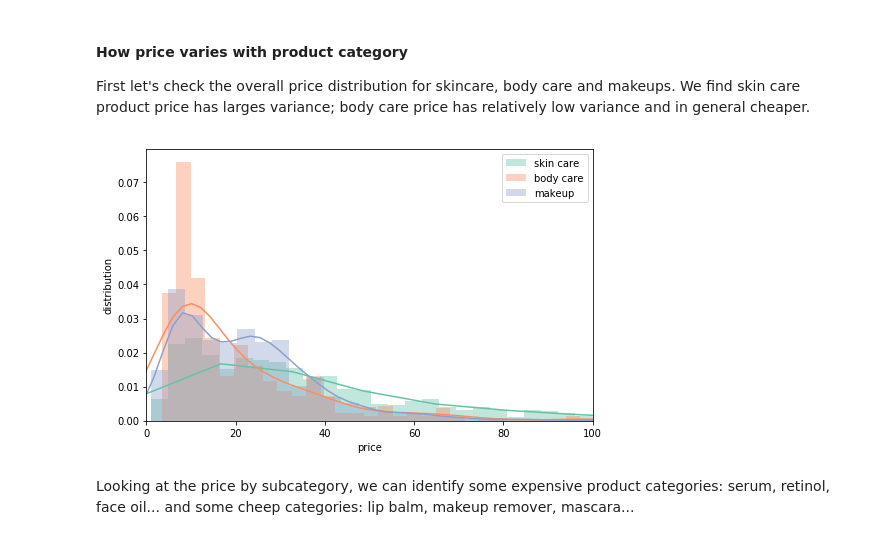
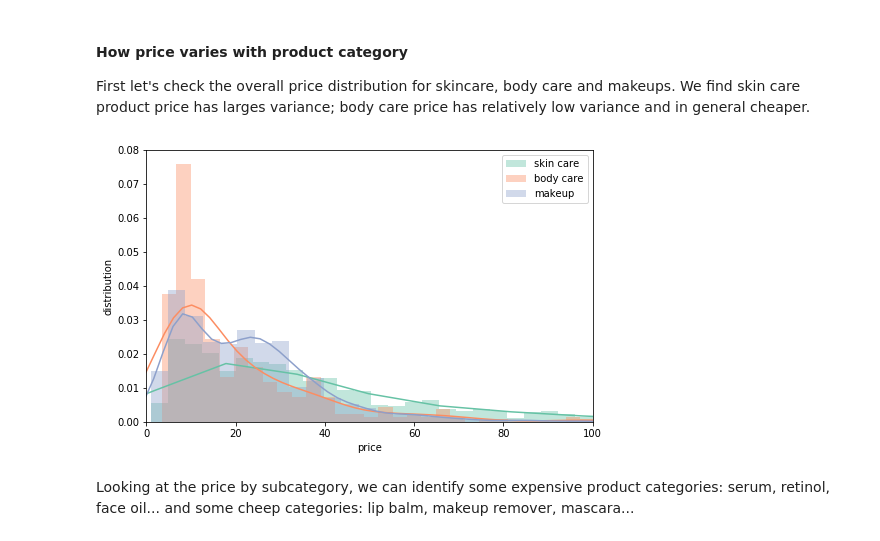
Before and after one commit to NoxMoon/inside_beauty, a Jupyter notebook: eda/exploratory_data_analysis.ipynb, the cells around one changed output. Saved outputs shown, nothing was run; the diff lists cells and outputs as text; code cells hidden in the pictures.

```diff
--- a/eda/exploratory_data_analysis.ipynb
+++ b/eda/exploratory_data_analysis.ipynb
@@ -177,15 +179,16 @@ First let's check the overall price distribution for skincare, body care and mak
 # %%
 plt.figure(figsize=(8,5))
 sns.distplot(skin_care_df['price'], bins=400)
 sns.distplot(body_care_df['price'], bins=50)
 sns.distplot(makeup_df['price'], bins=50)
 plt.xlim(0,100)
+plt.ylim(0,0.08)
 plt.xlabel('price')
 plt.ylabel('distribution')
 plt.legend(('skin care','body care','makeup'))
 plt.show()
 # %% [output]
-[figure, old version]
+[figure, new version]
 # %% [markdown]
 Looking at the price by subcategory, we can identify some expensive product categories: serum, retinol, face oil... and some cheep categories: lip balm, makeup remover, mascara...
 # %%
```
Also changed, not shown: parts of 16 cells of this notebook, 3 other files.
